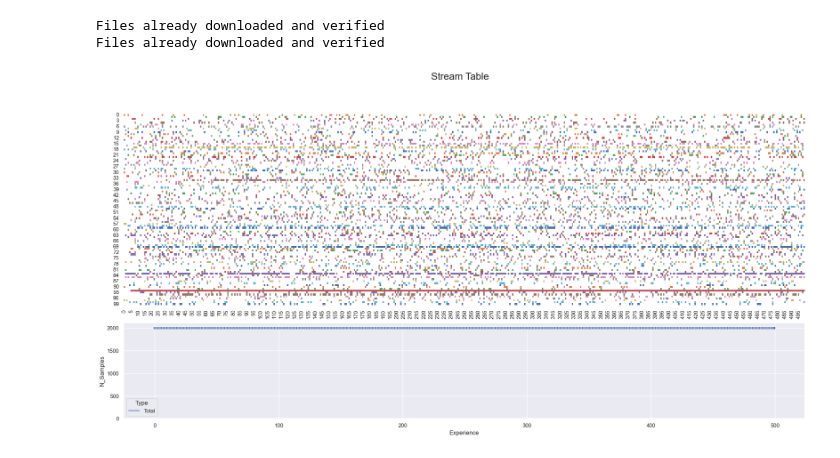
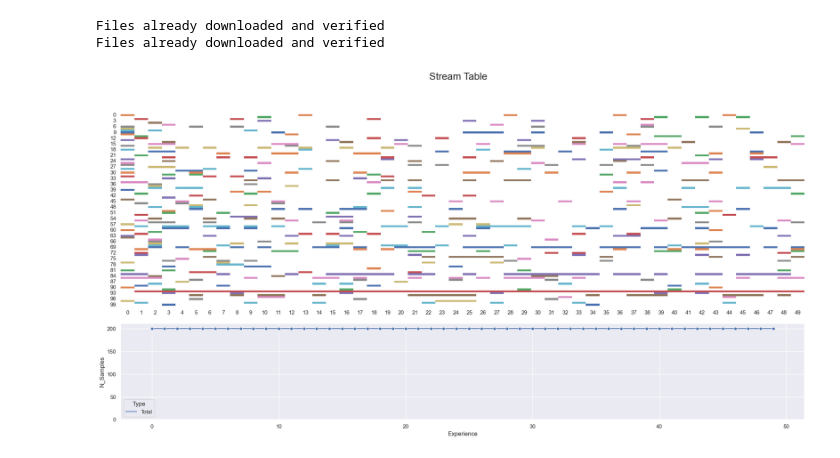
Before and after one commit to HamedHemati/CIR, a Jupyter notebook: experiments/notebooks/visualize_cir_sampling_single_stream.ipynb, the cells around one changed output. Cells and saved outputs as stored; diff of their text form; code cells hidden in the pictures.

```diff
--- a/experiments/notebooks/visualize_cir_sampling_single_stream.ipynb
+++ b/experiments/notebooks/visualize_cir_sampling_single_stream.ipynb
@@ -14,24 +12,26 @@ from cir.utils.notebook_plot_utils import plot_single_scenario, print_scenario_d
 # %%
 dataset_root = "./data/datasets"
-# dataset_root = "/ds2/computer_vision/ImageNet/"
 
-dist_first_occurrence = {'dist_type': 'geometric', 'p': 0.1}
-dist_recurrence = {'dist_type': 'zipf', 'exponent': 0.5}
+# First occurrence distribution
+dist_first_occurrence = {'dist_type': 'geometric', 'p': 0.3}
+
+# Recurrence distribution
+dist_recurrence = {'dist_type': 'zipf', 'exponent': 0.7}
 # dist_recurrence = {'dist_type': 'fixed', 'p': 0.05}
 
 benchmark = cir_cifar100(
     dataset_root=dataset_root,
-    n_e=500,
-    s_e=2000,
+    n_e=50,
+    s_e=200,
     dist_first_occurrence=dist_first_occurrence,
     dist_recurrence=dist_recurrence,
     seed=0,
 )
 
 plot_single_scenario(benchmark.details["stream_table"],
                      benchmark.details["n_samples_per_exp"],
                      "Stream Table")
 # %% [output]
 Files already downloaded and verified
 Files already downloaded and verified
-[figure, old version]
+[figure, new version]
```
Also changed, not shown: parts of 1 cell of this notebook, 3 other files.
